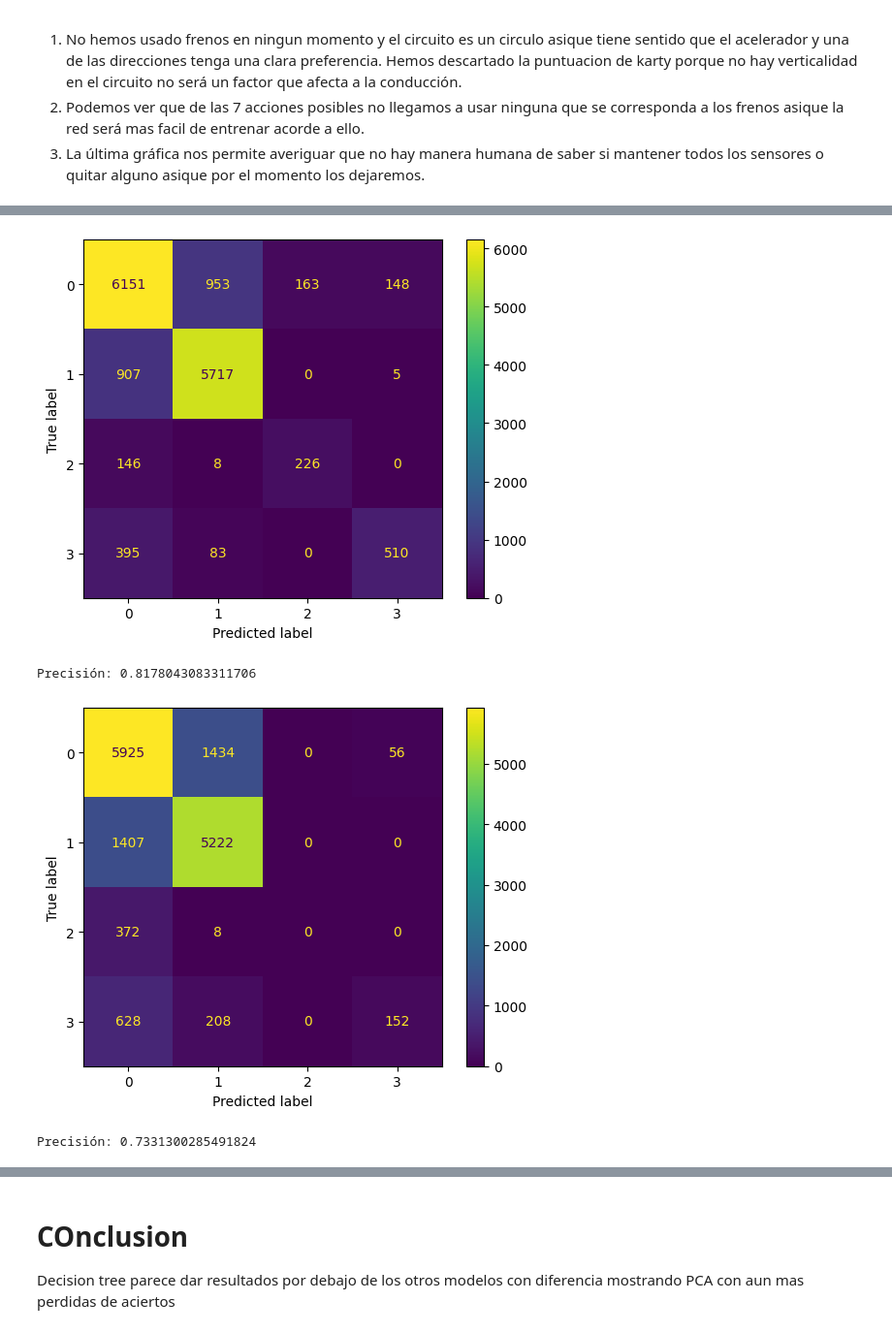
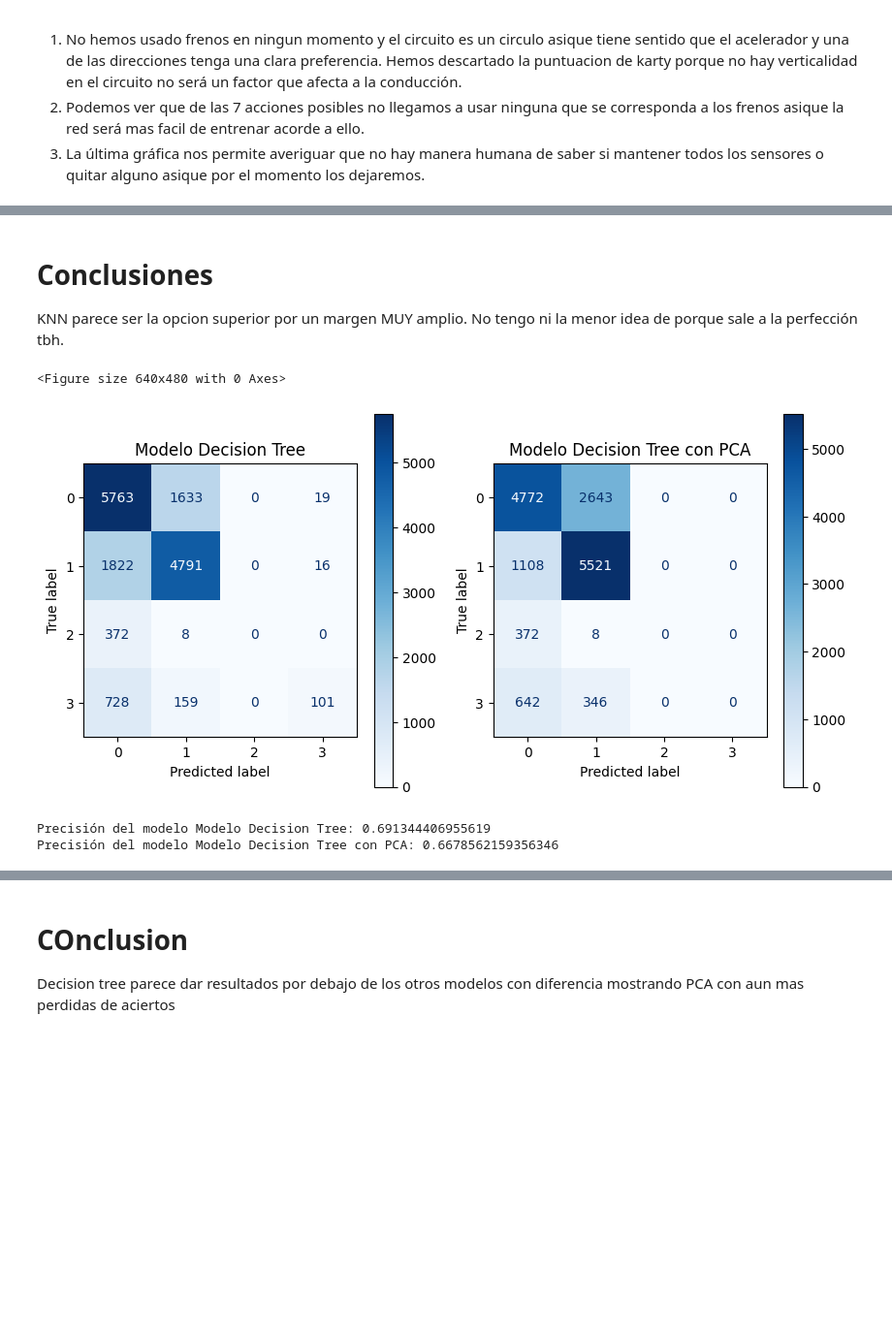
Before and after one commit to Jorzuiz/Anotaciones24-25, a Jupyter notebook: AA/Práctias/P6/Practica6.ipynb, the cells around one changed output, grey strips where cells are left out. Shown at 97% size. Saved outputs shown, nothing was run; the diff lists cells and outputs as text; code cells hidden in the pictures; blank space fills up the shorter version.

```diff
--- a/AA/Práctias/P6/Practica6.ipynb
+++ b/AA/Práctias/P6/Practica6.ipynb
@@ -150,0 +282,8 @@ ValueError: X has 3 features, but MLPClassifier is expecting 8 features as input
+# %%
+from sklearn.neighbors import KNeighborsClassifier
+
+KNN = KNeighborsClassifier(n_neighbors = 1)
+KNN.fit(x_train, y_train)
+
+KNNPCA = KNeighborsClassifier(n_neighbors = 1)
+KNNPCA.fit(x_trainP, y_trainP)
@@ -151,29 +305,42 @@ ValueError: X has 3 features, but MLPClassifier is expecting 8 features as input
+# %% [markdown]
+# Conclusiones
+KNN parece ser la opcion superior por un margen MUY amplio.
+No tengo ni la menor idea de porque sale a la perfección tbh.
 # %%
+from sklearn.tree import DecisionTreeClassifier, export_text
 
-from sklearn.metrics import ConfusionMatrixDisplay
-import matplotlib.pyplot as plt
+decision_tree = DecisionTreeClassifier(random_state=0, max_depth=2)
+decision_tree.fit(x_train, y_train)
 
-predictions = mlp.predict(x_test)
-y_test_reversed = oneHotEncoder.inverse_transform(y_test)
-predictions_reversed = oneHotEncoder.inverse_transform(predictions)
-cm = confusion_matrix(y_test_reversed, predictions_reversed)
-disp = ConfusionMatrixDisplay(confusion_matrix=cm)
-disp.plot()
-plt.show()
-accuracy = accuracy_score(y_test_reversed, predictions_reversed)
-print(f"Precisión: {accuracy}")
+decision_treeP = DecisionTreeClassifier(random_state=0, max_depth=2)
+decision_treeP.fit(x_trainP, y_trainP)
+#r = export_text(decision_tree, features_names=)
 
-predictions = mlpPCA.predict(x_testP)
-y_test_reversed = oneHotEncoder.inverse_transform(y_testP)
-predictions_reversed = oneHotEncoder.inverse_transform(predictions)
-cm = confusion_matrix(y_test_reversed, predictions_reversed)
-disp = ConfusionMatrixDisplay(confusion_matrix=cm)
-disp.plot()
-plt.show()
-accuracy = accuracy_score(y_test_reversed, predictions_reversed)
-print(f"Precisión: {accuracy}")
+decision_tree.score(x_test, y_test)
+decision_treeP.score(x_testP, y_testP)
+
+predictionsDT = decision_tree.predict(x_test)
+predictions_reversedDT = oneHotEncoder.inverse_transform(predictionsDT)
+predictionsDTP = decision_treeP.predict(x_testP)
+predictions_reversedDTP = oneHotEncoder.inverse_transform(predictionsDTP)
+
+Utils.confussionmatrix('Modelo Decision Tree', y_test_reversed, predictions_reversedDT, 'Modelo Decision Tree con PCA', predictions_reversedDTP)
+
+# cm = confusion_matrix(y_test_reversed, predictions_reversed)
+# disp = ConfusionMatrixDisplay(confusion_matrix=cm)
+# disp.plot()
+# plt.show()
+# accuracy = accuracy_score(y_test_reversed, predictions_reversed)
+# print(f"Precisión: {accuracy}")
+
+# cm = confusion_matrix(y_test_reversed, predictions_reversed)
+# disp = ConfusionMatrixDisplay(confusion_matrix=cm)
+# disp.plot()
+# plt.show()
+# accuracy = accuracy_score(y_test_reversed, predictions_reversed)
+# print(f"Precisión: {accuracy}")
 # %% [output]
+<Figure size 640x480 with 0 Axes>
-[figure, old version]
+[figure, new version]
-Precisión: 0.8178043083311706
-[figure, removed]
-Precisión: 0.7331300285491824
+Precisión del modelo Modelo Decision Tree: 0.691344406955619
+Precisión del modelo Modelo Decision Tree con PCA: 0.6678562159356346
```
Also changed, not shown: parts of 19 cells of this notebook, 11 other files.
